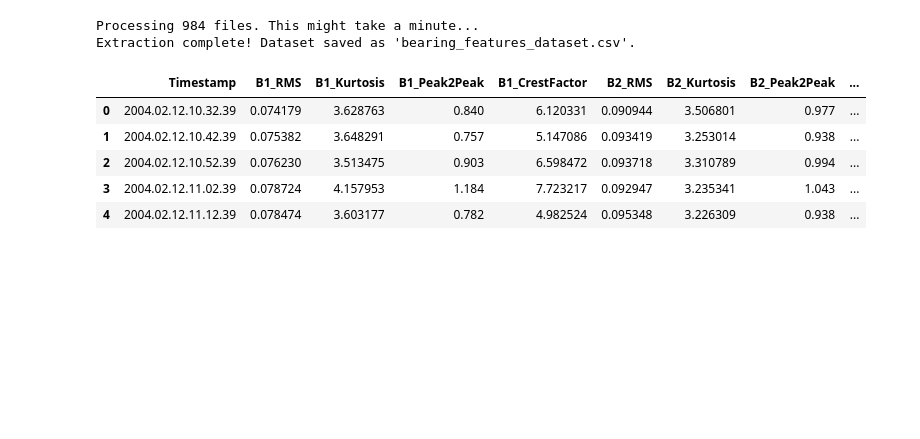
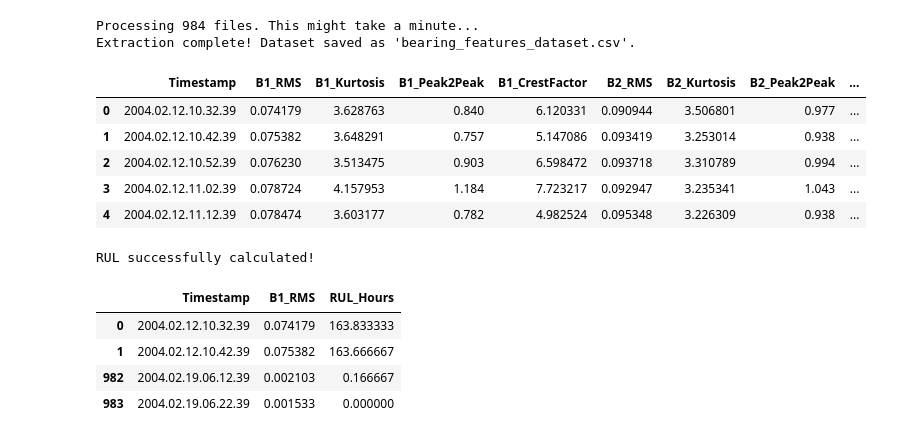
Before and after one commit to Arjun1372000/agenticAI, a Jupyter notebook: EDA.ipynb, the cells around one changed output. Drawn from its saved outputs; the diff is of its cells as text; code cells hidden in the pictures; blank space fills up the shorter version.

Commit message:
added RUL(remaining useful life) column dataset

```diff
--- a/EDA.ipynb
+++ b/EDA.ipynb
@@ -196,3 +190,31 @@ Extraction complete! Dataset saved as 'bearing_features_dataset.csv'.
 | 2 | 2004.02.12.10.52.39 | 0.076230 | 3.513475 | 0.903 | 6.598472 | 0.093718 | 3.310789 | 0.994 | ... |
 | 3 | 2004.02.12.11.02.39 | 0.078724 | 4.157953 | 1.184 | 7.723217 | 0.092947 | 3.235341 | 1.043 | ... |
 | 4 | 2004.02.12.11.12.39 | 0.078474 | 3.603177 | 0.782 | 4.982524 | 0.095348 | 3.226309 | 0.938 | ... |
+# %%
+# 1. Load the features dataset you just created
+df = pd.read_csv('./bearing_features_dataset.csv')
+
+# 2. Convert the 'Timestamp' string (filename) into a true datetime object
+# Format matches the NASA filenames: 2004.02.12.10.32.39
+df['Datetime'] = pd.to_datetime(df['Timestamp'], format='%Y.%m.%d.%H.%M.%S')
+
+# 3. Identify the exact time of failure (the very last file in the test)
+time_of_failure = df['Datetime'].max()
+
+# 4. Calculate Remaining Useful Life (RUL) in hours for every single row
+df['RUL_Hours'] = (time_of_failure - df['Datetime']).dt.total_seconds() / 3600.0
+
+# 5. Drop the intermediate Datetime column and save the updated dataset
+df = df.drop(columns=['Datetime'])
+df.to_csv('./bearing_features_dataset_with_RUL.csv', index=False)
+
+print("RUL successfully calculated!")
+# Display the first and last few rows to verify the RUL countdown
+display(df[['Timestamp', 'B1_RMS', 'RUL_Hours']].iloc[[0, 1, -2, -1]])
+# %% [output]
+RUL successfully calculated!
+|  | Timestamp | B1_RMS | RUL_Hours |
+| 0 | 2004.02.12.10.32.39 | 0.074179 | 163.833333 |
+| 1 | 2004.02.12.10.42.39 | 0.075382 | 163.666667 |
+| 982 | 2004.02.19.06.12.39 | 0.002103 | 0.166667 |
+| 983 | 2004.02.19.06.22.39 | 0.001533 | 0.000000 |
```
Also changed, not shown: parts of 2 cells of this notebook.
